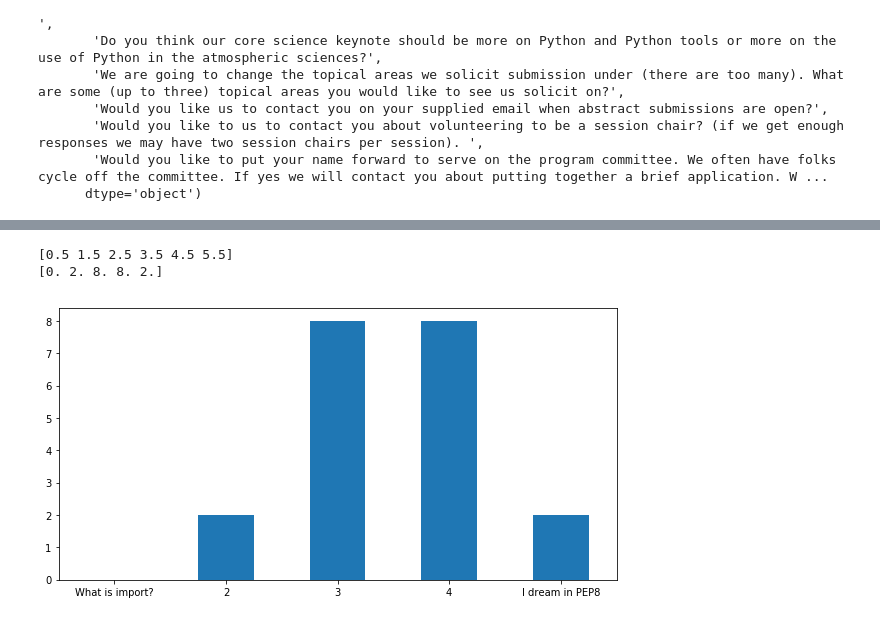
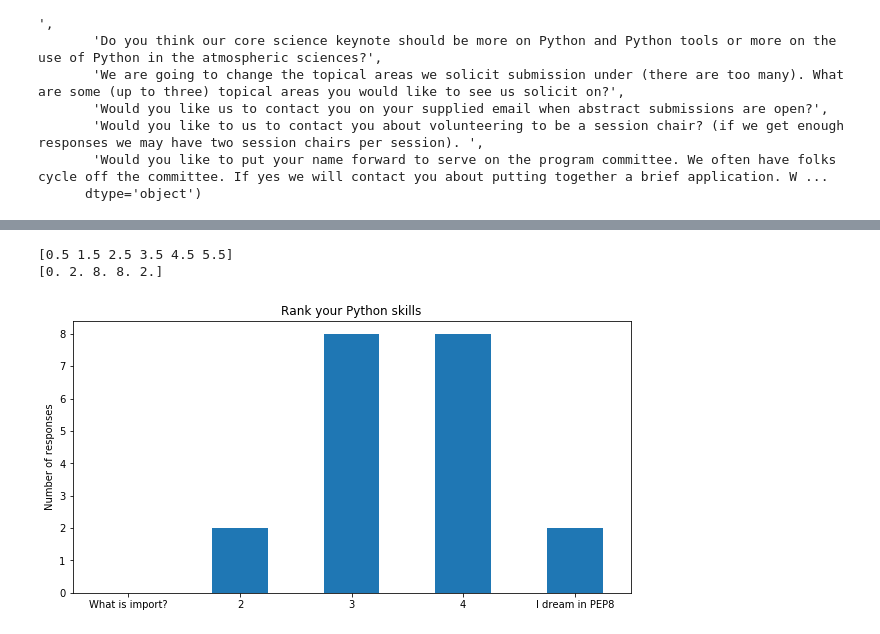
Before and after one commit to scollis/amspython_code, a Jupyter notebook: notebooks/amspython_survey_2018.ipynb, the cells around one changed output, grey strips where cells are left out. Saved outputs shown, nothing was run; the diff lists cells and outputs as text; code cells hidden in the pictures.

```diff
--- a/notebooks/amspython_survey_2018.ipynb
+++ b/notebooks/amspython_survey_2018.ipynb
@@ -56,20 +71,0 @@ plt.xlim([1,6])
-# %%
-def slider_plot(dataitem, left, right, bins=None, lims=None):
-    if bins is None:
-        bins = [1,2,3,4,5]
-    if lims is None:
-        lims = [0.5,5.5]
-    edges = np.array(bins)-0.5
-    all_edges = np.append(edges, bins[-1] + .5)
-    this_fig = plt.figure(figsize = [10,5])
-    vals, hbins, patches = plt.hist(dataitem.values, bins=all_edges, rwidth=.5)
-    print(hbins)
-    print(vals)
-    plt.xticks(np.array(bins), bins)
-    ax = plt.gca()
-    labels = [item.get_text() for item in ax.get_xticklabels()]
-    labels[0] = left
-    labels[-1] = right
-    ax.set_xticklabels(labels)
-    plt.xlim(lims)
-    return this_fig, ax
@@ -86,9 +72,12 @@ tech_fig, tech_ax = slider_plot(technical, left, right)
 # %%
 skills = excel_obj['Rank your python skills']
 left = 'What is import?'
 right = 'I dream in PEP8'
-skills_fig, skills_ax = slider_plot(skills, left, right)
+skills_fig, skills_ax = slider_plot(skills, left, right,
+                                    title = 'Rank your Python skills',
+                                    ylabel = 'Number of responses')
+plt.savefig('../images/skills.png')
 # %% [output]
 [0.5 1.5 2.5 3.5 4.5 5.5]
 [0. 2. 8. 8. 2.]
-[figure, old version]
+[figure, new version]
```
Also changed, not shown: parts of 22 cells of this notebook, 9 other files.
